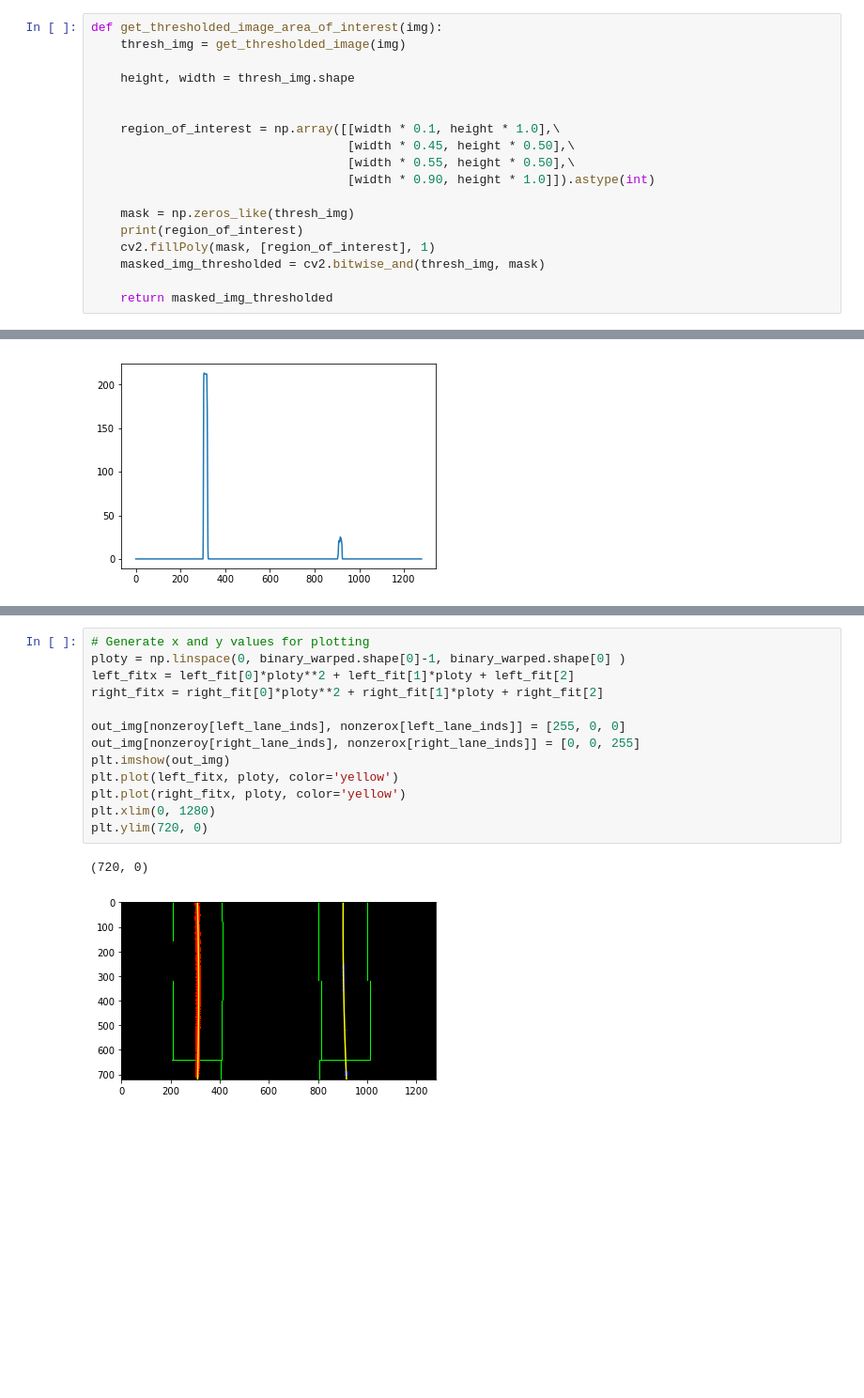
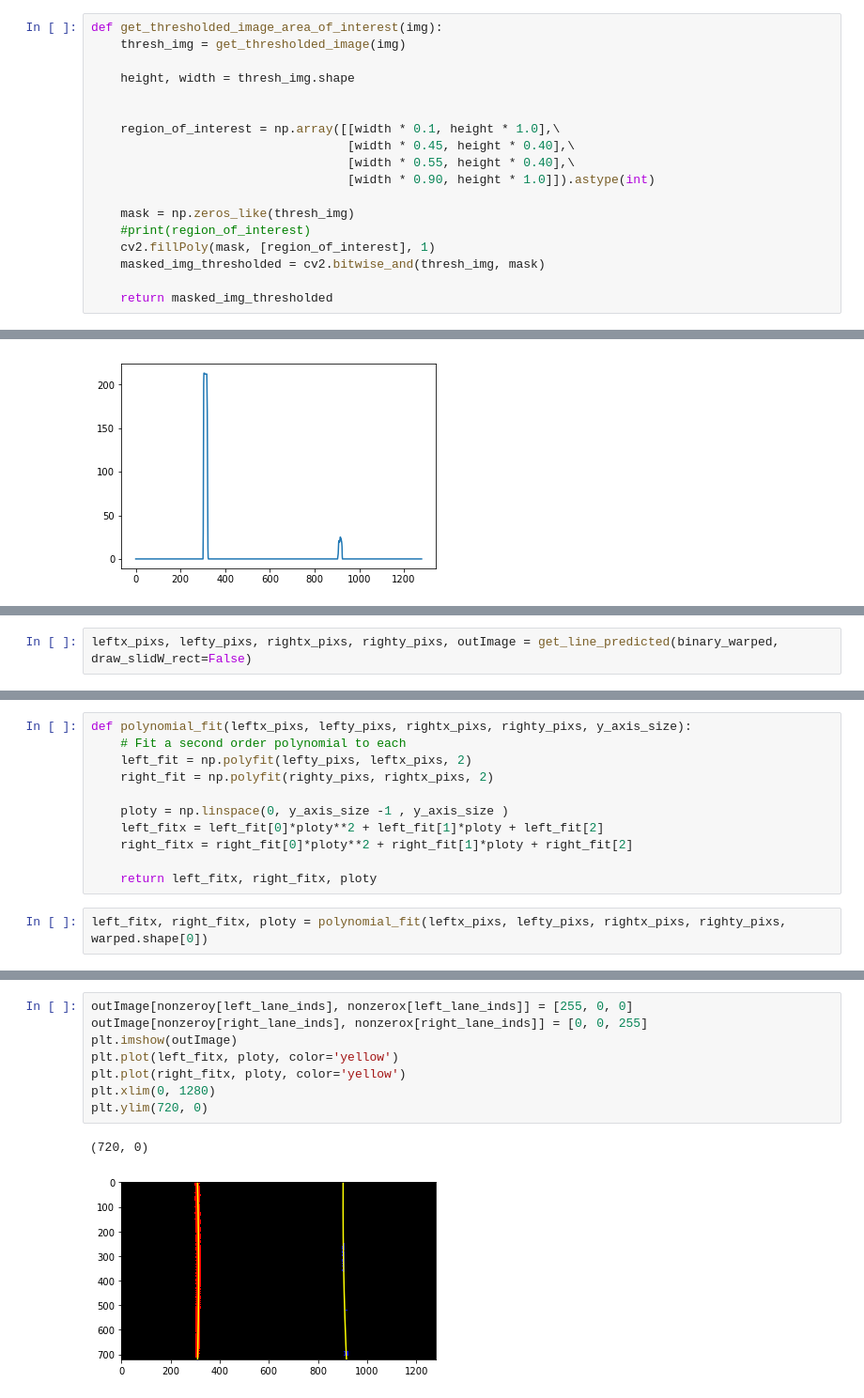
Before and after one commit to rajkuma2011/CarND-Advanced-Lane-Lines, a Jupyter notebook: Advance Lane Finding.ipynb, the cells around one changed output, grey strips where cells are left out. Shown at 94% size. Cells and saved outputs as stored; diff of their text form; blank space fills up the shorter version.

```diff
--- a/Advance Lane Finding.ipynb
+++ b/Advance Lane Finding.ipynb
@@ -240,12 +259,12 @@ def get_thresholded_image_area_of_interest(img):
 
 
     region_of_interest = np.array([[width * 0.1, height * 1.0],\
-                                   [width * 0.45, height * 0.50],\
-                                   [width * 0.55, height * 0.50],\
+                                   [width * 0.45, height * 0.40],\
+                                   [width * 0.55, height * 0.40],\
                                    [width * 0.90, height * 1.0]]).astype(int)
 
     mask = np.zeros_like(thresh_img)
-    print(region_of_interest)
+    #print(region_of_interest)
     cv2.fillPoly(mask, [region_of_interest], 1)
     masked_img_thresholded = cv2.bitwise_and(thresh_img, mask)
 
@@ -472,0 +468,2 @@ right_fit = np.polyfit(righty, rightx, 2)
+# %%
+leftx_pixs, lefty_pixs, rightx_pixs, righty_pixs, outImage = get_line_predicted(binary_warped, draw_slidW_rect=False)
@@ -472,0 +472,13 @@ right_fit = np.polyfit(righty, rightx, 2)
+# %%
+def polynomial_fit(leftx_pixs, lefty_pixs, rightx_pixs, righty_pixs, y_axis_size):
+    # Fit a second order polynomial to each
+    left_fit = np.polyfit(lefty_pixs, leftx_pixs, 2)
+    right_fit = np.polyfit(righty_pixs, rightx_pixs, 2)
+
+    ploty = np.linspace(0, y_axis_size -1 , y_axis_size )
+    left_fitx = left_fit[0]*ploty**2 + left_fit[1]*ploty + left_fit[2]
+    right_fitx = right_fit[0]*ploty**2 + right_fit[1]*ploty + right_fit[2]
+
+    return left_fitx, right_fitx, ploty
+# %%
+left_fitx, right_fitx, ploty = polynomial_fit(leftx_pixs, lefty_pixs, rightx_pixs, righty_pixs, warped.shape[0])
@@ -473,16 +495,11 @@ right_fit = np.polyfit(righty, rightx, 2)
 # %%
-# Generate x and y values for plotting
-ploty = np.linspace(0, binary_warped.shape[0]-1, binary_warped.shape[0] )
-left_fitx = left_fit[0]*ploty**2 + left_fit[1]*ploty + left_fit[2]
-right_fitx = right_fit[0]*ploty**2 + right_fit[1]*ploty + right_fit[2]
-
-out_img[nonzeroy[left_lane_inds], nonzerox[left_lane_inds]] = [255, 0, 0]
-out_img[nonzeroy[right_lane_inds], nonzerox[right_lane_inds]] = [0, 0, 255]
-plt.imshow(out_img)
+outImage[nonzeroy[left_lane_inds], nonzerox[left_lane_inds]] = [255, 0, 0]
+outImage[nonzeroy[right_lane_inds], nonzerox[right_lane_inds]] = [0, 0, 255]
+plt.imshow(outImage)
 plt.plot(left_fitx, ploty, color='yellow')
 plt.plot(right_fitx, ploty, color='yellow')
 plt.xlim(0, 1280)
 plt.ylim(720, 0)
 # %% [output]
 (720, 0)
-[figure, old version]
+[figure, new version]
```
Also changed, not shown: parts of 35 cells of this notebook.
